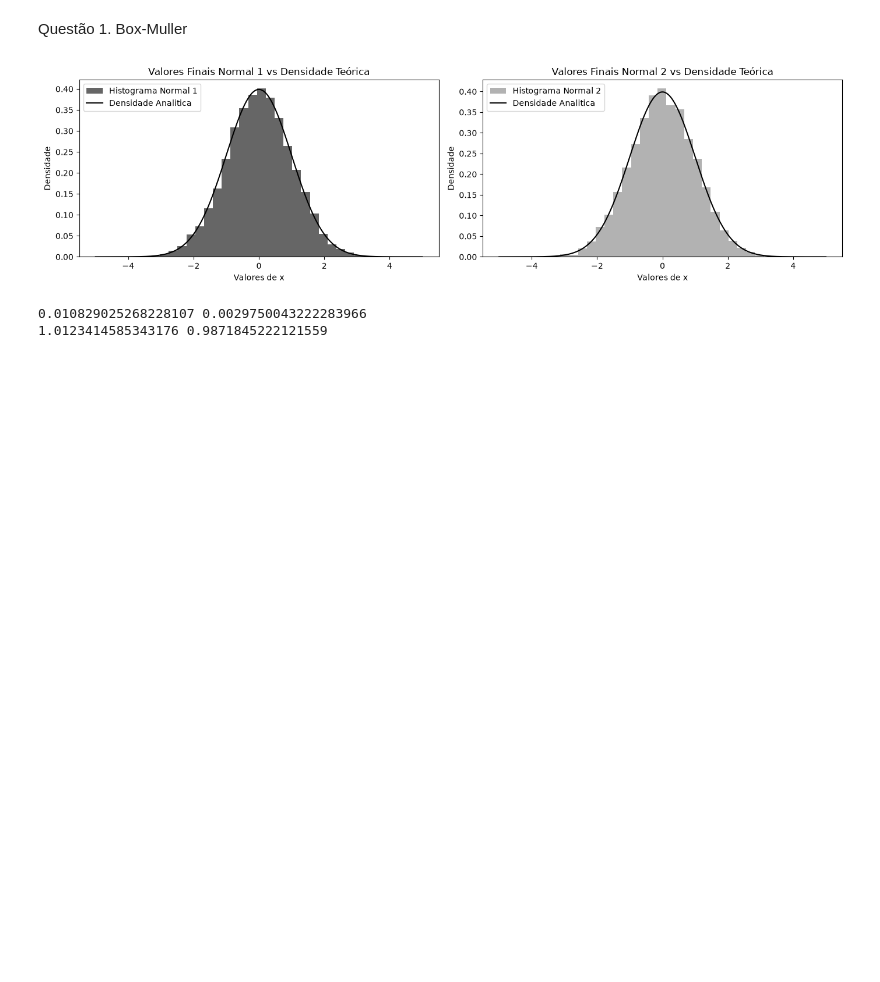
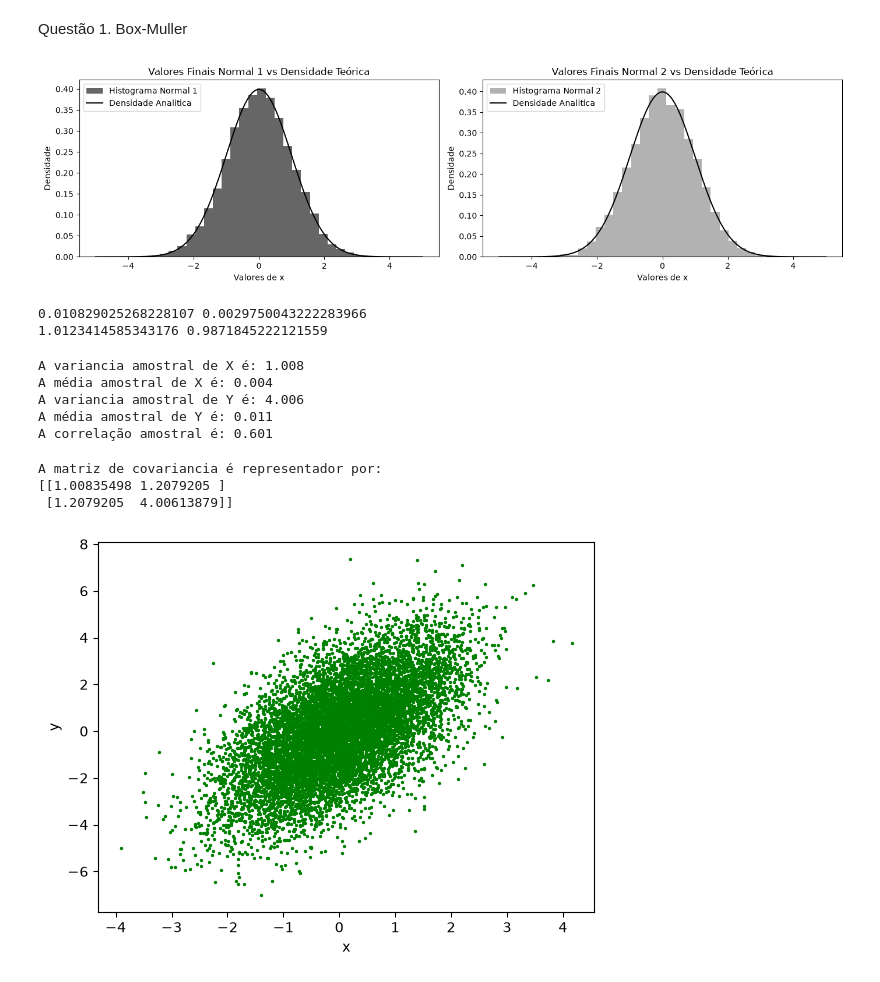
Before and after one commit to SilverPhone784/Trabalho-de-Programacao-Estatistica, a Jupyter notebook: Questao_4.ipynb, the cells around one changed output. Saved outputs shown, nothing was run; the diff lists cells and outputs as text; code cells hidden in the pictures; blank space fills up the shorter version.

```diff
--- a/Questao_4.ipynb
+++ b/Questao_4.ipynb
@@ -73,3 +73,51 @@ print(var_z1,var_z2)
 # %% [output]
 0.010829025268228107 0.0029750043222283966
 1.0123414585343176 0.9871845222121559
+# %%
+mi_x = 0
+dp_x = 1
+p_cor = 0.6
+mi_y = 0
+dp_y = np.sqrt(4)
+n = 10000
+amostra_Y = []
+amostra_X = []
+amostra_XY = []
+for i in range(n):
+    z1, z2 = Normal_BoxMuller()
+    X = mi_x + dp_x * z1
+    Y = mi_y + dp_y * (p_cor * z1 + np.sqrt(1 - p_cor**2) * z2)
+    amostra_Y.append(Y)
+    amostra_X.append(X)
+    amostra_XY.append([X,Y])
+
+
+media_amostral_X = np.mean(amostra_X)
+correlacao_amostral = np.corrcoef(amostra_X, amostra_Y)[0,1]
+variancia_amostral_X = np.var(amostra_X)
+variancia_amostral_Y = np.var(amostra_Y)
+media_amostral_Y = np.mean(amostra_Y)
+print(f"A variancia amostral de X é: {variancia_amostral_X:.3f}")
+print(f"A média amostral de X é: {media_amostral_X:.3f}")
+print(f"A variancia amostral de Y é: {variancia_amostral_Y:.3f}")
+print(f"A média amostral de Y é: {media_amostral_Y:.3f}")
+
+
+print(f"A correlação amostral é: {correlacao_amostral:.3f}")
+# %% [output]
+A variancia amostral de X é: 1.008
+A média amostral de X é: 0.004
+A variancia amostral de Y é: 4.006
+A média amostral de Y é: 0.011
+A correlação amostral é: 0.601
+# %%
+#Criando o gráfico de dispersão e a matri
+plt.scatter(amostra_X, amostra_Y, color='green', s=2)
+plt.ylabel('y')
+plt.xlabel('x')
+print(f"A matriz de covariancia é representador por: \n{np.cov(amostra_X, amostra_Y)}")
+# %% [output]
+A matriz de covariancia é representador por:
+[[1.00835498 1.2079205 ]
+ [1.2079205  4.00613879]]
+[figure, added]
```
